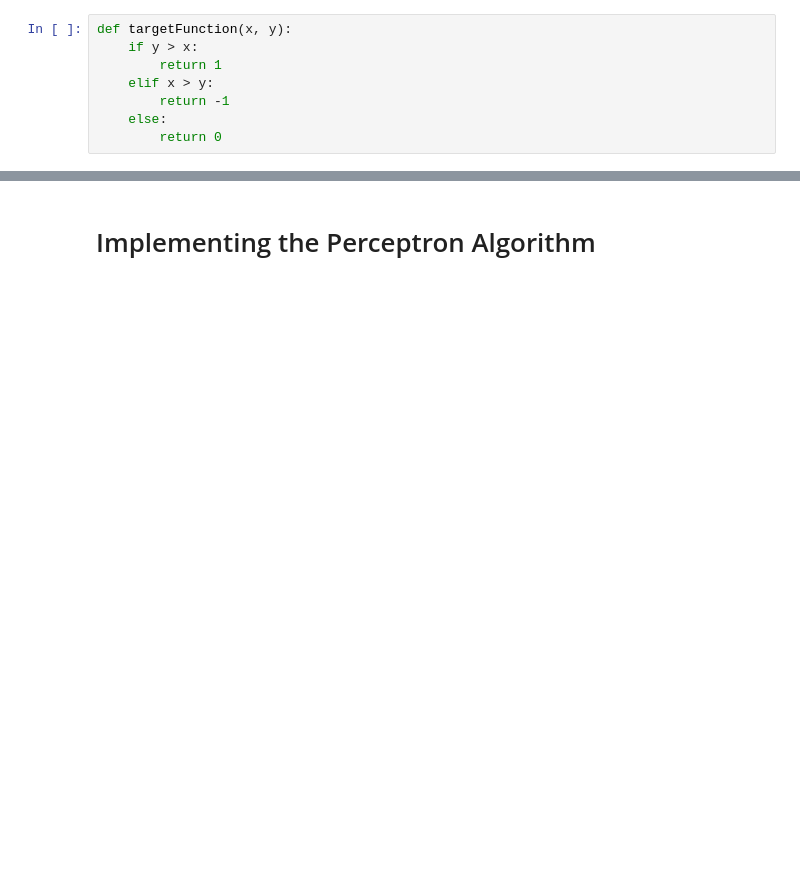
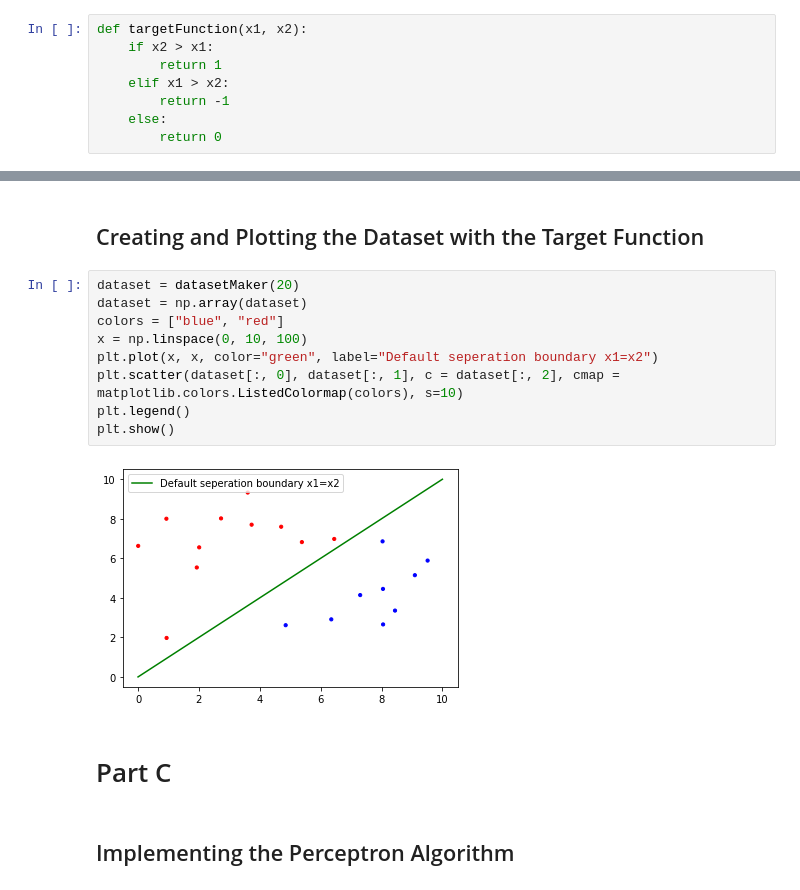
Before and after one commit to mbatuhancelik/BasicML, a Jupyter notebook: perceptron.ipynb, the cells around one changed output, grey strips where cells are left out. Saved outputs shown, nothing was run; the diff lists cells and outputs as text; blank space fills up the shorter version.

Commit message:
perceptron finalized

```diff
--- a/perceptron.ipynb
+++ b/perceptron.ipynb
@@ -10,8 +14,8 @@
 # %%
-def targetFunction(x, y):
-    if y > x:
+def targetFunction(x1, x2):
+    if x2 > x1:
         return 1
-    elif x > y:
+    elif x1 > x2:
         return -1
     else:
         return 0
@@ -52,5 +59,20 @@ plt.show()
+# %% [markdown]
+## Creating and Plotting the Dataset with the Target Function
+# %%
+dataset = datasetMaker(20)
+dataset = np.array(dataset)
+colors = ["blue", "red"]
+x = np.linspace(0, 10, 100)
+plt.plot(x, x, color="green", label="Default seperation boundary x1=x2")
+plt.scatter(dataset[:, 0], dataset[:, 1], c = dataset[:, 2], cmap = matplotlib.colors.ListedColormap(colors), s=10)
+plt.legend()
+plt.show()
+# %% [output]
+[figure, added]
+# %% [markdown]
+# Part C
 # %% [markdown]
-# Implementing the Perceptron Algorithm
+## Implementing the Perceptron Algorithm
 # %%
 # This function will return an array that defines the weights of each feature and the number of steps
 # "dataset" contains the feature values of each point and the class they fall into
```
Also changed, not shown: parts of 21 cells of this notebook.
